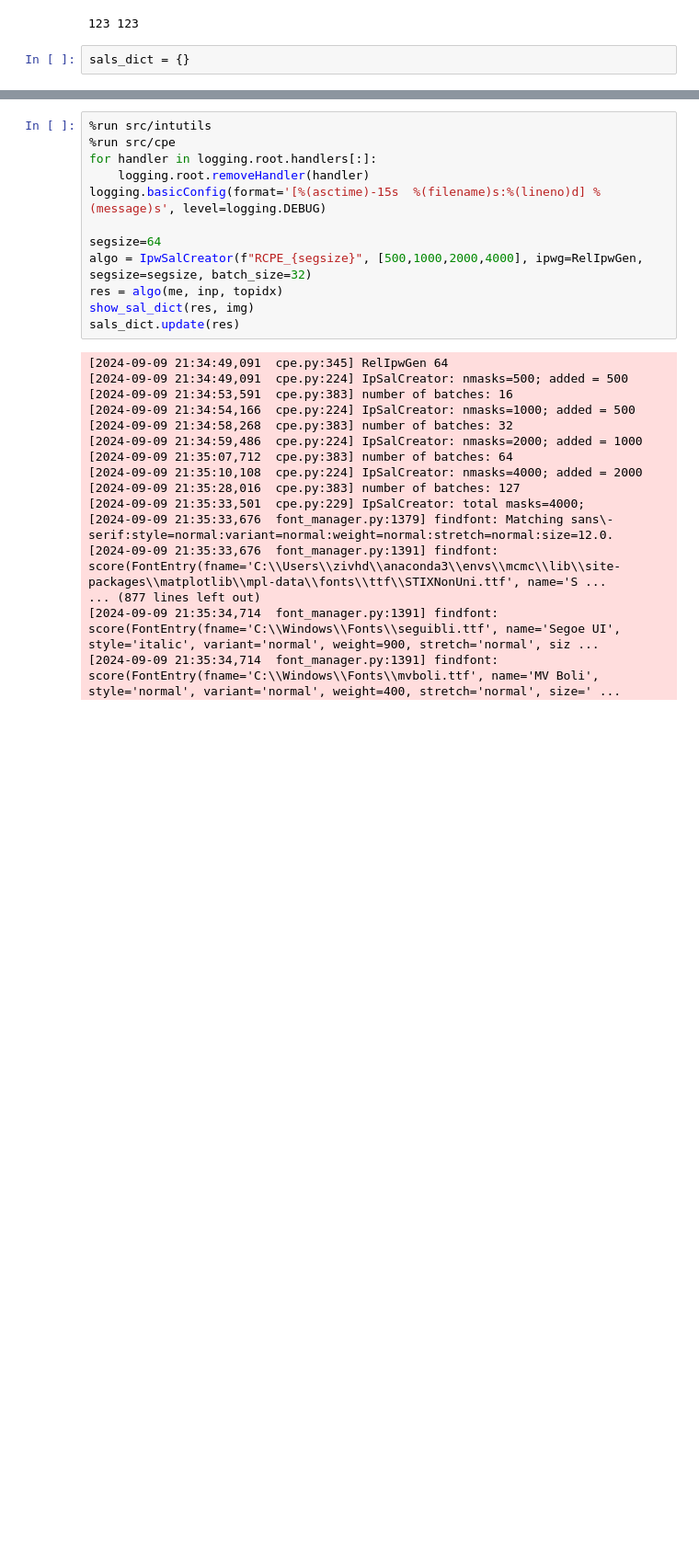
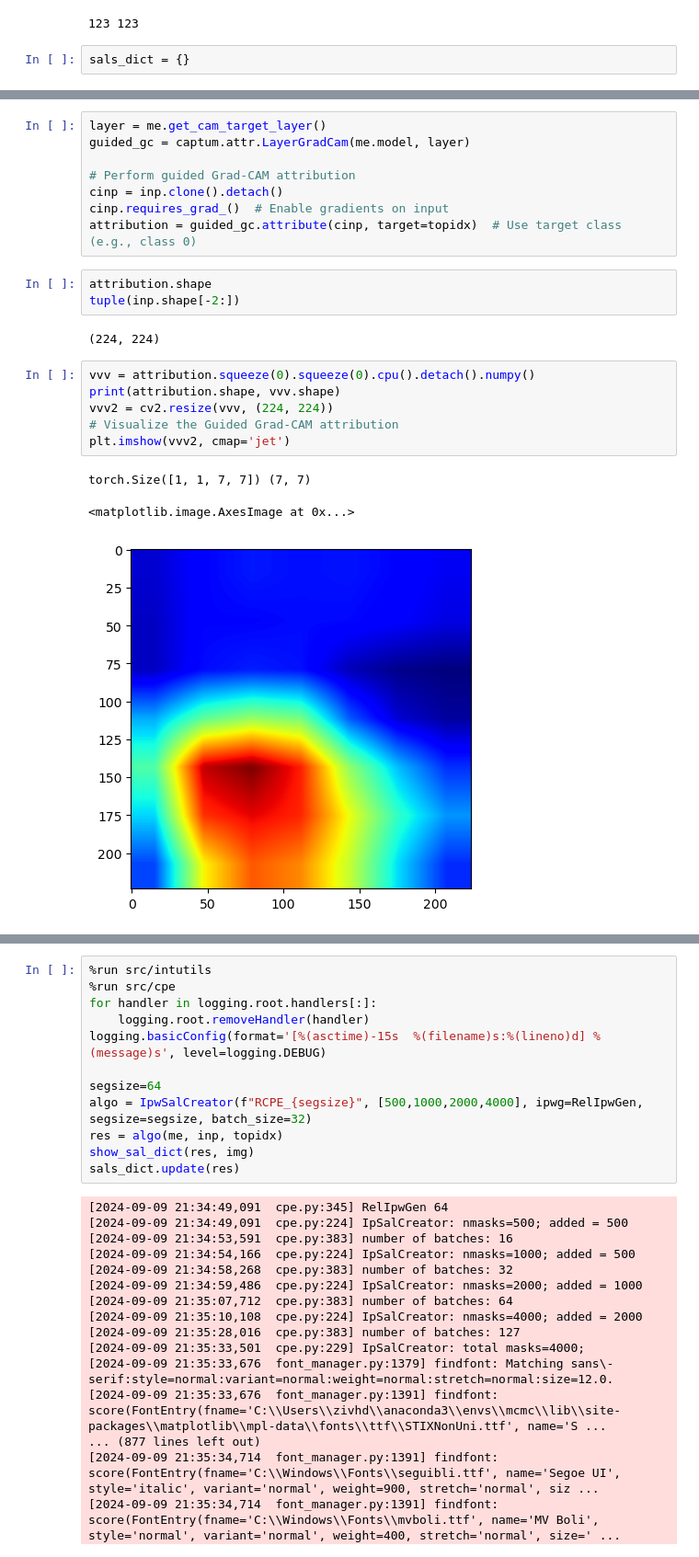
Before and after one commit to zivwhd/saliency, a Jupyter notebook: notebooks/pground.ipynb, the cells around one changed output, grey strips where cells are left out. Shown at 92% size. Cells and saved outputs as stored; diff of their text form; blank space fills up the shorter version.

```diff
--- a/notebooks/pground.ipynb
+++ b/notebooks/pground.ipynb
@@ -75,0 +88,23 @@ sals_dict.update(res)
+# %%
+layer = me.get_cam_target_layer()
+guided_gc = captum.attr.LayerGradCam(me.model, layer)
+
+# Perform guided Grad-CAM attribution
+cinp = inp.clone().detach()
+cinp.requires_grad_()  # Enable gradients on input
+attribution = guided_gc.attribute(cinp, target=topidx)  # Use target class (e.g., class 0)
+# %%
+attribution.shape
+tuple(inp.shape[-2:])
+# %% [output]
+(224, 224)
+# %%
+vvv = attribution.squeeze(0).squeeze(0).cpu().detach().numpy()
+print(attribution.shape, vvv.shape)
+vvv2 = cv2.resize(vvv, (224, 224))
+# Visualize the Guided Grad-CAM attribution
+plt.imshow(vvv2, cmap='jet')
+# %% [output]
+torch.Size([1, 1, 7, 7]) (7, 7)
+<matplotlib.image.AxesImage at 0x...>
+[figure, added]
```
Also changed, not shown: parts of 19 cells of this notebook, 7 other files.
